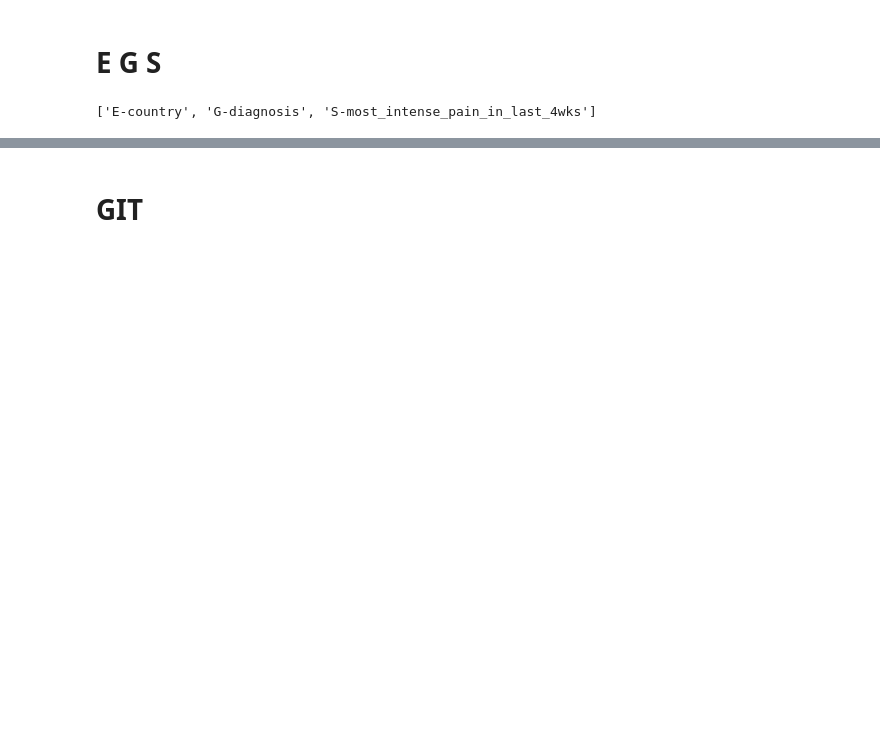
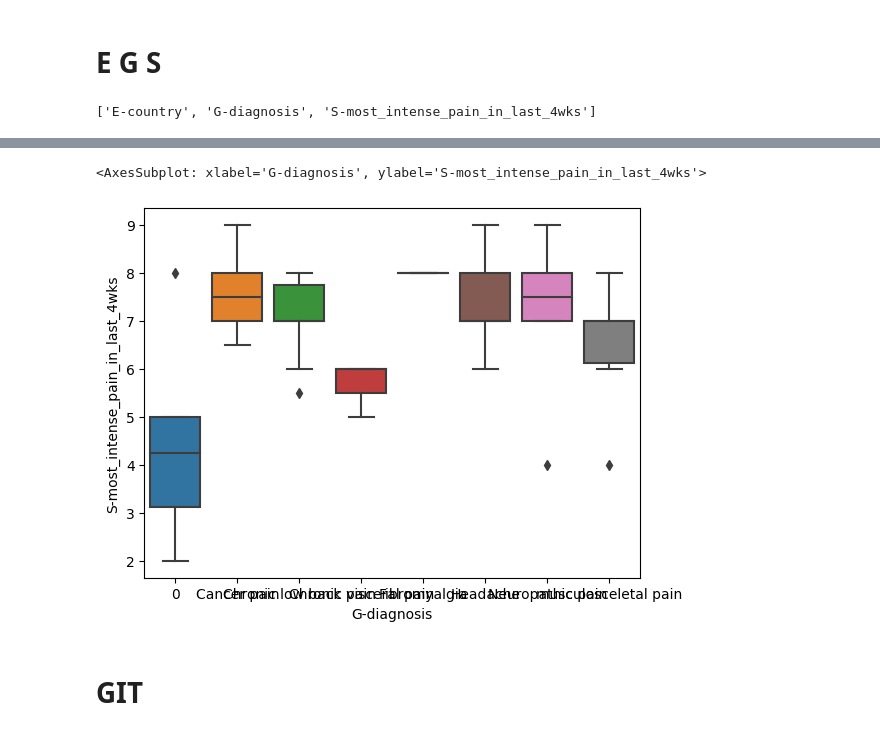
Before and after one commit to Manastirschi/UKR_pain, a Jupyter notebook: stat.ipynb, the cells around one changed output, grey strips where cells are left out. Drawn from its saved outputs; the diff is of its cells as text; code cells hidden in the pictures; blank space fills up the shorter version.

```diff
--- a/stat.ipynb
+++ b/stat.ipynb
@@ -2235,3 +2275,8 @@ sns.boxplot(egs_bc[h('S')])
+# %%
+sns.boxplot(x=egs_bc[h('G')], y=egs_bc[h('S')])
+# %% [output]
+<AxesSubplot: xlabel='G-diagnosis', ylabel='S-most_intense_pain_in_last_4wks'>
+[figure, added]
 # %% [markdown]
 # GIT
 # %%
```
Also changed, not shown: parts of 40 cells of this notebook, 2 other files.
